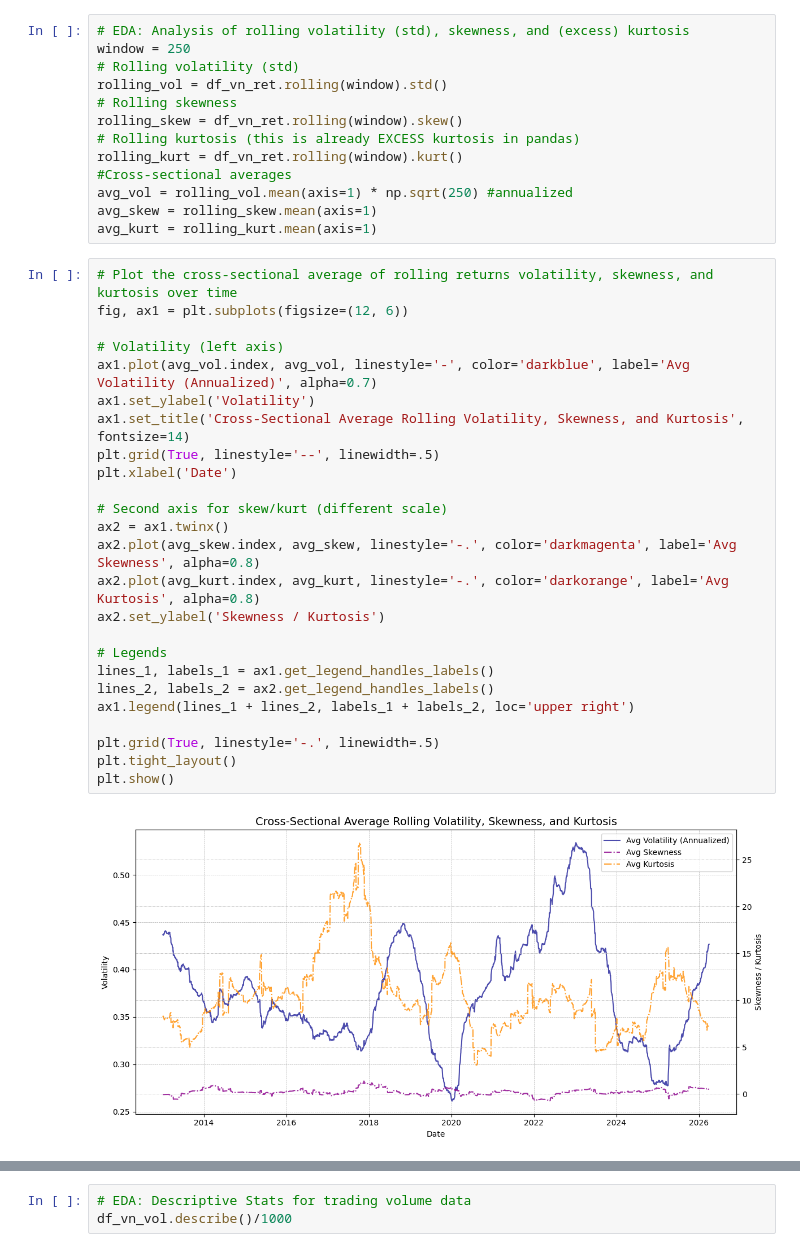
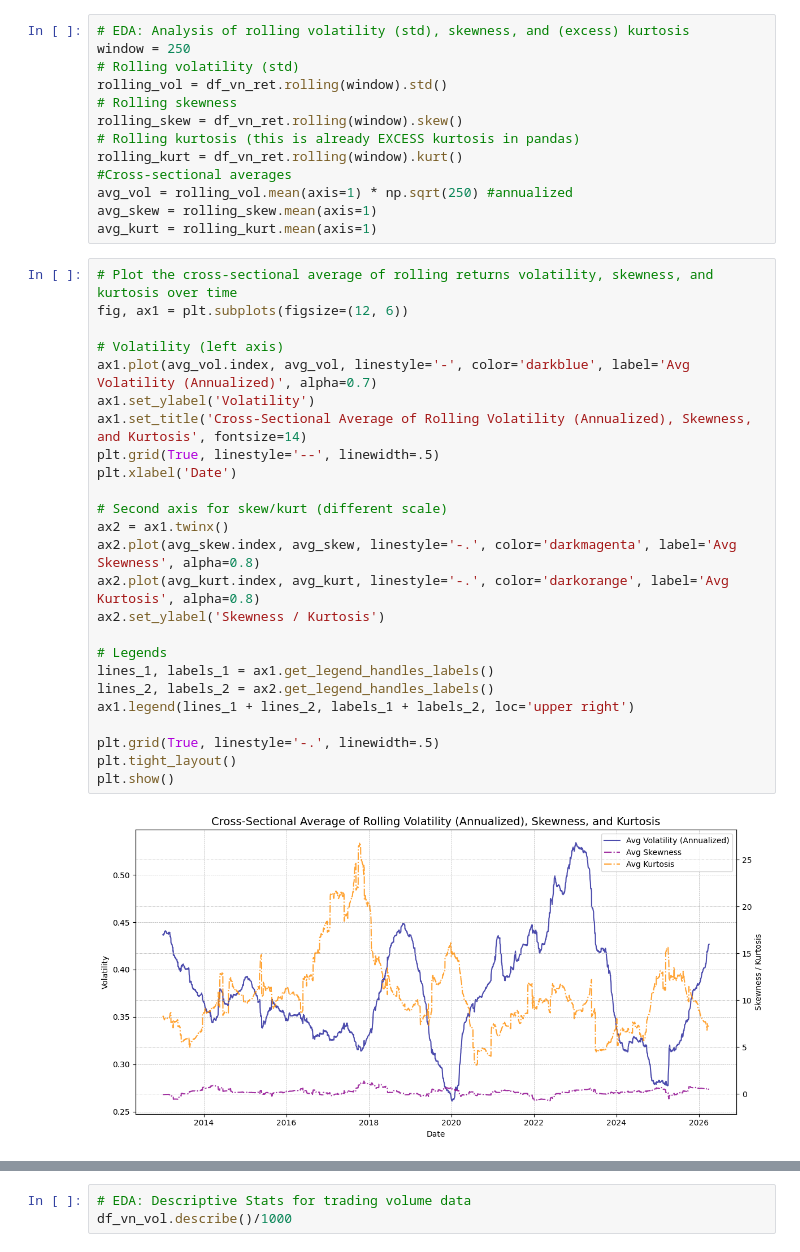
Before and after one commit to SebastianoDenegri/vietnam-systemic-risk-index, a Jupyter notebook: A_Systemic_Risk_Framework_for_the_Vietnamese_Market_a_Composite_Risk_Index_and_Financial_Stress_Prediction.ipynb, the cells around one changed output, grey strips where cells are left out. Saved outputs shown, nothing was run; the diff lists cells and outputs as text.

```diff
--- a/A_Systemic_Risk_Framework_for_the_Vietnamese_Market_a_Composite_Risk_Index_and_Financial_Stress_Prediction.ipynb
+++ b/A_Systemic_Risk_Framework_for_the_Vietnamese_Market_a_Composite_Risk_Index_and_Financial_Stress_Prediction.ipynb
@@ -603,27 +627,27 @@ avg_kurt = rolling_kurt.mean(axis=1)
 # %%
 # Plot the cross-sectional average of rolling returns volatility, skewness, and kurtosis over time
 fig, ax1 = plt.subplots(figsize=(12, 6))
 
 # Volatility (left axis)
 ax1.plot(avg_vol.index, avg_vol, linestyle='-', color='darkblue', label='Avg Volatility (Annualized)', alpha=0.7)
 ax1.set_ylabel('Volatility')
-ax1.set_title('Cross-Sectional Average Rolling Volatility, Skewness, and Kurtosis', fontsize=14)
+ax1.set_title('Cross-Sectional Average of Rolling Volatility (Annualized), Skewness, and Kurtosis', fontsize=14)
 plt.grid(True, linestyle='--', linewidth=.5)
 plt.xlabel('Date')
 
 # Second axis for skew/kurt (different scale)
 ax2 = ax1.twinx()
 ax2.plot(avg_skew.index, avg_skew, linestyle='-.', color='darkmagenta', label='Avg Skewness', alpha=0.8)
 ax2.plot(avg_kurt.index, avg_kurt, linestyle='-.', color='darkorange', label='Avg Kurtosis', alpha=0.8)
 ax2.set_ylabel('Skewness / Kurtosis')
 
 # Legends
 lines_1, labels_1 = ax1.get_legend_handles_labels()
 lines_2, labels_2 = ax2.get_legend_handles_labels()
 ax1.legend(lines_1 + lines_2, labels_1 + labels_2, loc='upper right')
 
 plt.grid(True, linestyle='-.', linewidth=.5)
 plt.tight_layout()
 plt.show()
 # %% [output]
-[figure, old version]
+[figure, new version]
```
Also changed, not shown: parts of 59 cells of this notebook.
